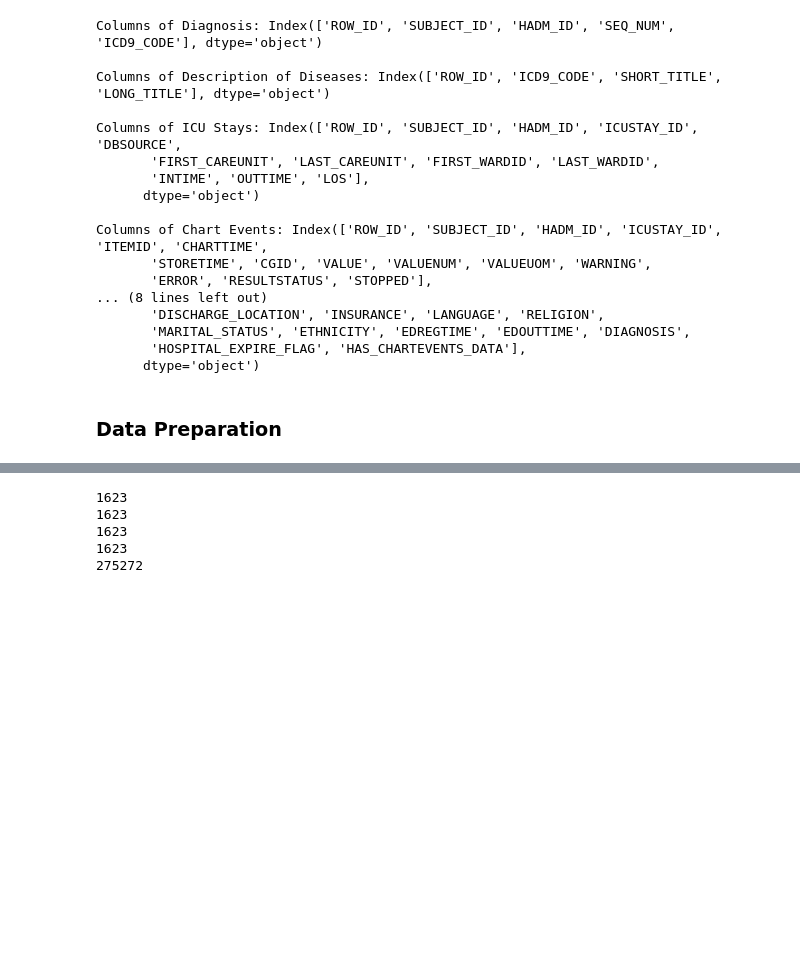
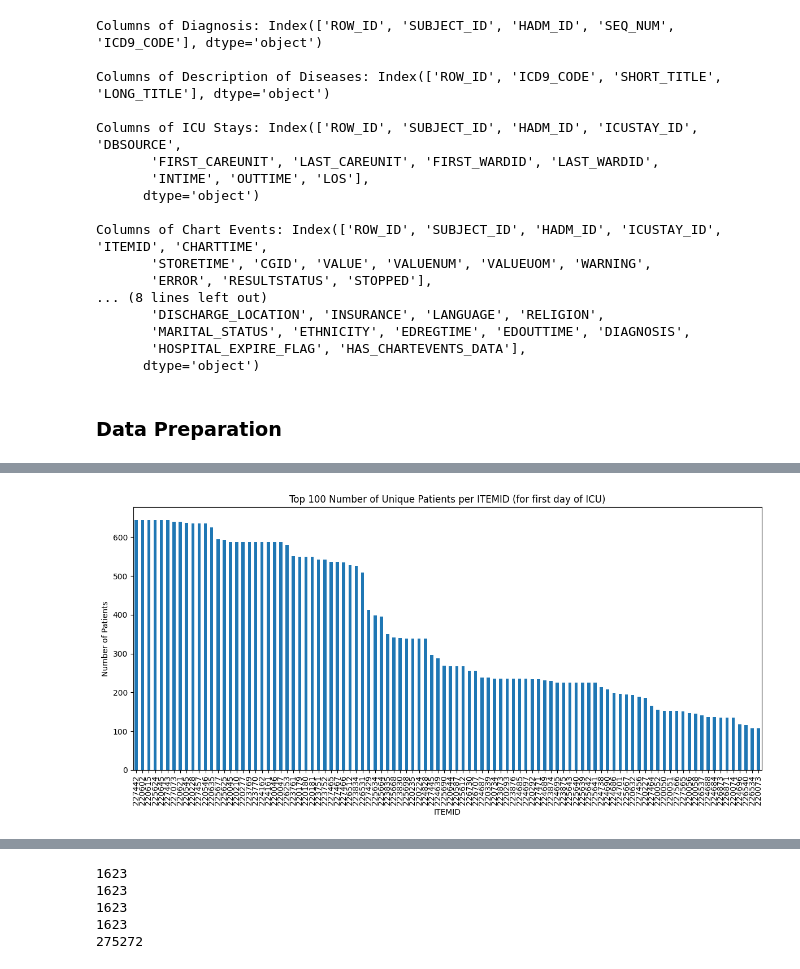
Before and after one commit to ossclaudia/Machine-Learning-2, a Jupyter notebook: projeto.ipynb, the cells around one changed output, grey strips where cells are left out. Drawn from its saved outputs; the diff is of its cells as text; code cells hidden in the pictures; blank space fills up the shorter version.

```diff
--- a/projeto.ipynb
+++ b/projeto.ipynb
@@ -299,0 +315,12 @@ chartevents_first_day.head()
+# %%
+patients_per_item = chartevents_first_day.groupby('ITEMID')['SUBJECT_ID'].nunique().sort_values(ascending=False)[0:100]
+
+plt.figure(figsize=(12, 6))
+patients_per_item.plot(kind='bar')
+plt.title('Top 100 Number of Unique Patients per ITEMID (for first day of ICU)')
+plt.xlabel('ITEMID')
+plt.ylabel('Number of Patients')
+plt.tight_layout()
+plt.show()
+# %% [output]
+[figure, added]
```
Also changed, not shown: parts of 21 cells of this notebook, 1 other file.
